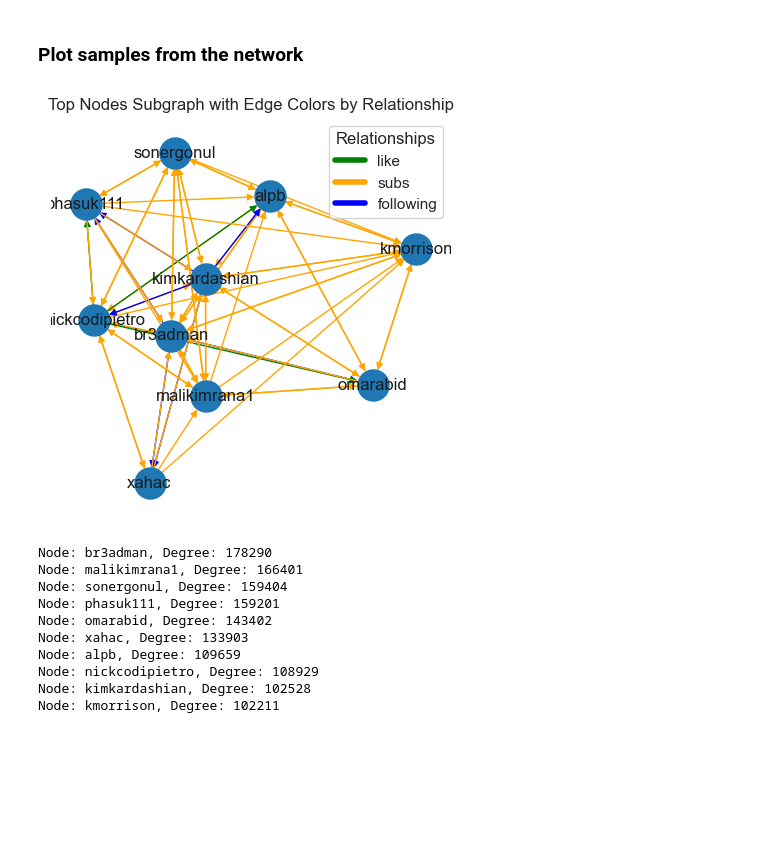
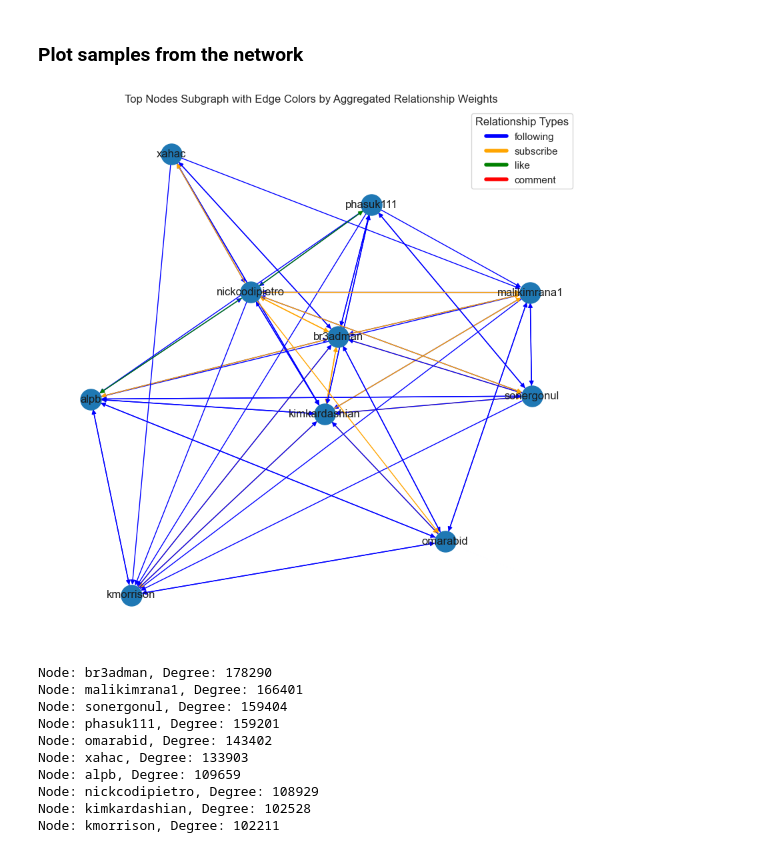
Before and after one commit to samirmehd1yev/friendfeed_project, a Jupyter notebook: 4. community_detection.ipynb, the cells around one changed output. Drawn from its saved outputs; the diff is of its cells as text; code cells hidden in the pictures; blank space fills up the shorter version.

```diff
--- a/4. community_detection.ipynb
+++ b/4. community_detection.ipynb
@@ -261,0 +204,8 @@ Wall time: 3min 32s
+# %%
+# Add 'subscribe' edges
+for _, row in subs.iterrows():
+    u, v = row['FollowerID'], row['FollowedID']
+    add_weighted_edge(G, u, v, relationship_weights['subscribe'])
+
+# Display basic graph information
+print(f"DiGraph has {G.number_of_nodes()} nodes and {G.number_of_edges()} edges")
@@ -315,0 +231,11 @@ Wall time: 2min 34s
+# %%
+# Add 'comment' edges
+for _, row in comments.iterrows():
+    commenter = row['PostedBy']
+    entry_id = row['EntryID']
+    if entry_id in post_author_entries:
+        post_owner = post_author_entries[entry_id]
+        add_weighted_edge(G, commenter, post_owner, relationship_weights['comment'])
+
+# Display basic graph information
+print(f"DiGraph has {G.number_of_nodes()} nodes and {G.number_of_edges()} edges")
@@ -365,48 +293,51 @@ Median degree: 9.0
 # %%
 # Step 1: Specify the number of nodes to sample based on the most connections (highest degree)
 num_nodes_to_sample = 10  # Set your desired number of nodes
 
 # Get the degrees of all nodes (degree is the number of edges connected to a node)
 node_degrees = dict(G.degree())
 
 # Sort nodes by degree in descending order and select the top ones
 sampled_nodes = sorted(node_degrees, key=node_degrees.get, reverse=True)[:num_nodes_to_sample]
 
 # Step 2: Create a subgraph from the sampled nodes
 G_sampled = G.subgraph(sampled_nodes).copy()
 
-# Step 3: Prepare edge colors based on relationships
+# Step 3: Prepare edge colors based on weights
 edge_colors = []
-for u, v, data in G_sampled.edges(data=True):
-    relationship = data['relationship']
-    if relationship == 'following':
-        edge_colors.append('blue')
-    elif relationship == 'subs':
-        edge_colors.append('orange')
-    elif relationship == 'like':
-        edge_colors.append('green')
-    elif relationship == 'comment':
-        edge_colors.append('red')
+for _, _, data in G_sampled.edges(data=True):
+    weight = data['weight']
+    if weight <= 1:
+        edge_colors.append('blue')  # Lower weight, likely 'following'
+    elif 1 < weight <= 2:
+        edge_colors.append('orange')  # Medium weight, likely 'subscribe'
+    elif 2 < weight <= 3:
+        edge_colors.append('green')  # Higher weight, likely 'like'
     else:
-        edge_colors.append('gray')
+        edge_colors.append('red')  # Highest weight, likely 'comment'
 
 # Step 4: Plot the sampled subgraph with colored edges
-plt.figure(figsize=(4, 4))  # Set the plot size
-nx.draw(G_sampled, node_size=500, edge_color=edge_colors, with_labels=True)
+plt.figure(figsize=(8, 8))  # Adjust plot size as needed
+pos = nx.spring_layout(G_sampled, seed=42)  # Using spring layout for better visualization
+nx.draw(G_sampled, pos, node_size=500, edge_color=edge_colors, with_labels=True)
 
-# Step 5: Create a legend for the edges
-colors = {'following': 'blue', 'subs': 'orange', 'like': 'green', 'comment': 'red', 'other': 'gray'}
+# Step 5: Create a legend for the edge colors
+colors = {
+    'following': 'blue',
+    'subscribe': 'orange',
+    'like': 'green',
+    'comment': 'red'
+}
 
-# Create legend entries
-unique_relationships = set(data['relationship'] for _, _, data in G_sampled.edges(data=True))
-for relationship in unique_relationships:
-    plt.plot([], [], color=colors.get(relationship, 'gray'), label=relationship, linewidth=4)
+# Add custom legend entries
+for relationship, color in colors.items():
+    plt.plot([], [], color=color, label=relationship, linewidth=4)
 
-plt.title('Top Nodes Subgraph with Edge Colors by Relationship')
-plt.legend(title='Relationships', loc='upper right', bbox_to_anchor=(1, 1))
+plt.title('Top Nodes Subgraph with Edge Colors by Aggregated Relationship Weights')
+plt.legend(title='Relationship Types', loc='upper right', bbox_to_anchor=(1, 1))
 plt.show()
 # %% [output]
-[figure, old version]
+[figure, new version]
 # %%
 # Create a list of tuples (node, degree) and sort by degree in descending order
 num_nodes_to_sample = 10
```
Also changed, not shown: parts of 19 cells of this notebook, 2 other files.
